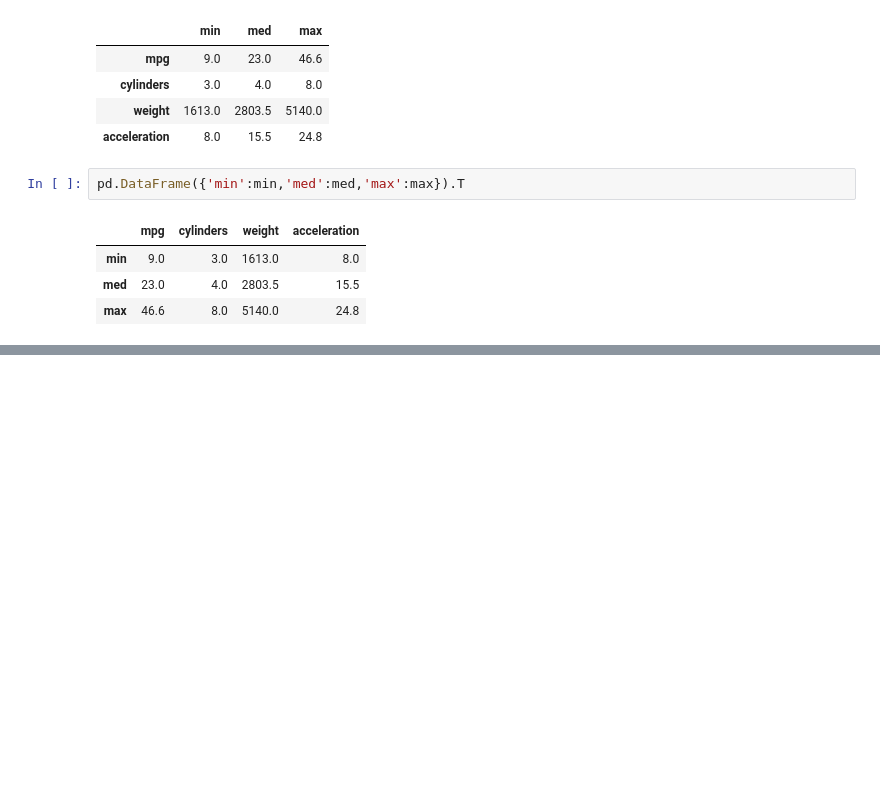
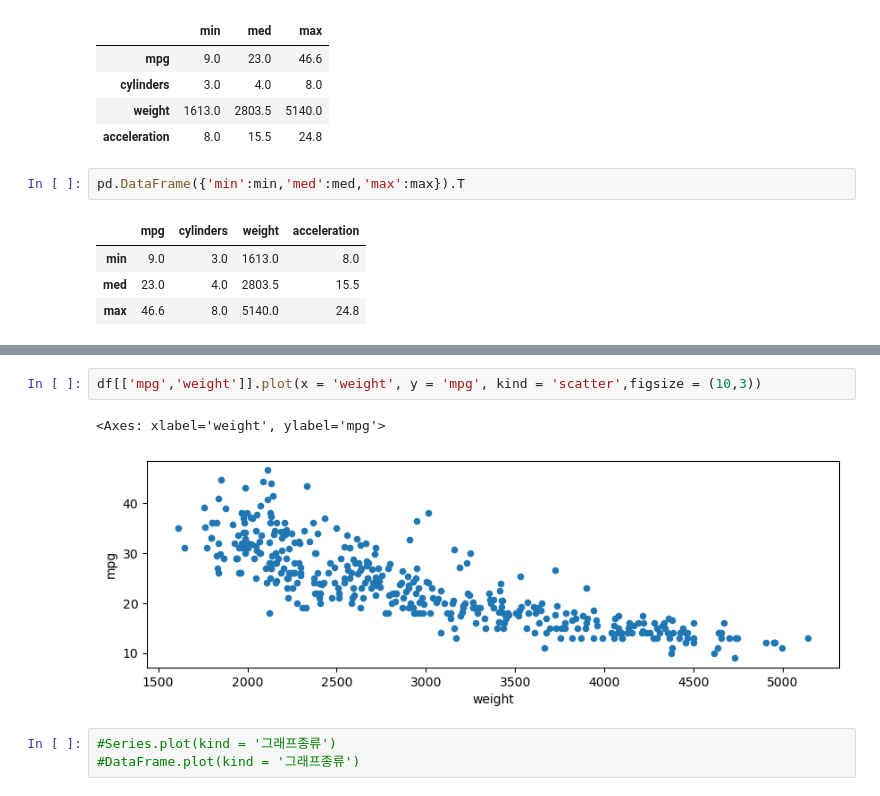
Before and after one commit to cymyung/pandas, a Jupyter notebook: s2024.03.09_데이터살펴보기.ipynb, the cells around one changed output, grey strips where cells are left out. Cells and saved outputs as stored; diff of their text form; blank space fills up the shorter version.

```diff
--- a/s2024.03.09_데이터살펴보기.ipynb
+++ b/s2024.03.09_데이터살펴보기.ipynb
@@ -218,0 +239,8 @@ pd.DataFrame({'min':min,'med':med,'max':max}).T
+# %%
+df[['mpg','weight']].plot(x = 'weight', y = 'mpg', kind = 'scatter',figsize = (10,3))
+# %% [output]
+<Axes: xlabel='weight', ylabel='mpg'>
+[figure, added]
+# %%
+#Series.plot(kind = '그래프종류')
+#DataFrame.plot(kind = '그래프종류')
```
Also changed, not shown: parts of 22 cells of this notebook, 14 other files.
